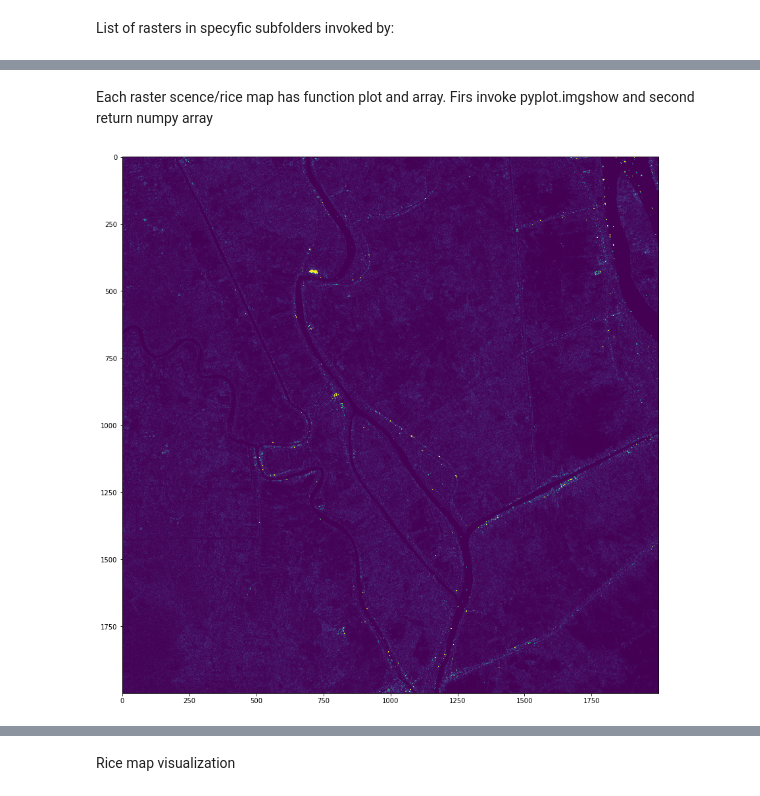
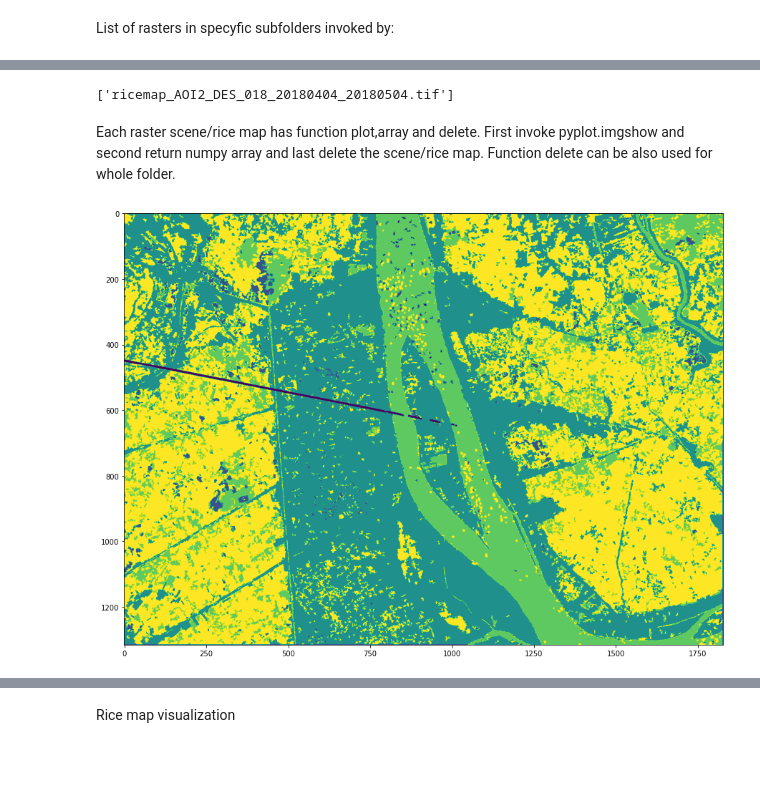
Before and after one commit to gisat/georice, a Jupyter notebook: jupyter/main.ipynb, the cells around one changed output, grey strips where cells are left out. Saved outputs shown, nothing was run; the diff lists cells and outputs as text; code cells hidden in the pictures; blank space fills up the shorter version.

```diff
--- a/jupyter/main.ipynb
+++ b/jupyter/main.ipynb
@@ -36,0 +26,6 @@ instance_id : c99541e0-93ff-44ab-a555-f557ea30610d was set into SHConfig
+# %%
+sh_credentials = dict(sh_client_id='your client id',
+                      sh_client_secret='your client secret',
+                      instance_id='your instance id')
+
+Georice.set_credentials(**sh_credentials)
@@ -126,7 +99,11 @@ task.AOI1.scenes()
+# %%
+task.AOI2.ricemaps()
+# %% [output]
+['ricemap_AOI2_DES_018_20180404_20180504.tif']
 # %% [markdown]
-Each raster scence/rice map has function plot and array. Firs invoke pyplot.imgshow and second return numpy array
+Each raster scene/rice map has function plot,array and delete. First invoke pyplot.imgshow and second return numpy array and last delete the scene/rice map. Function delete can be also used for whole folder.
 # %%
 plt.figure(figsize=(15,15))
-task.AOI1.scenes.S1A_AOI1_VV_ASC_026_20180531_txxxxxx.plot()
+task.AOI2.ricemaps.ricemap_AOI2_DES_018_20180404_20180504.plot()
 # %% [output]
-[figure, old version]
+[figure, new version]
```
Also changed, not shown: parts of 21 cells of this notebook, 1 other file.
